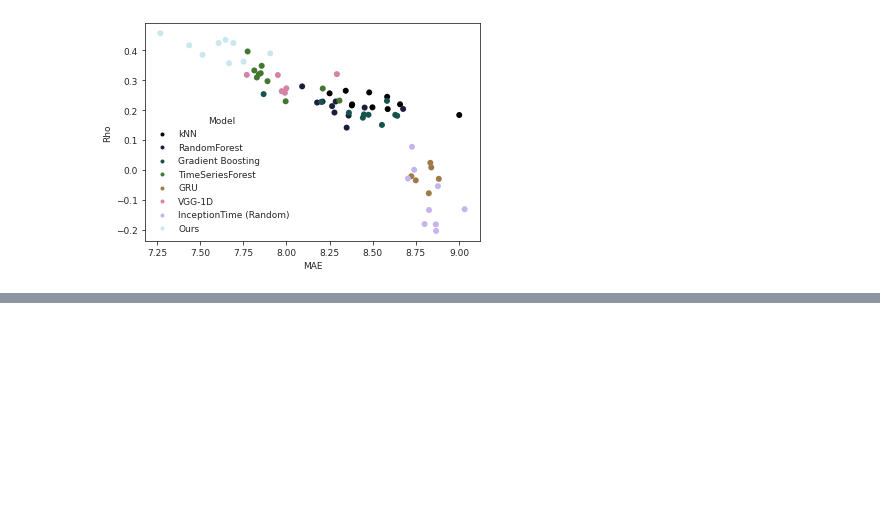
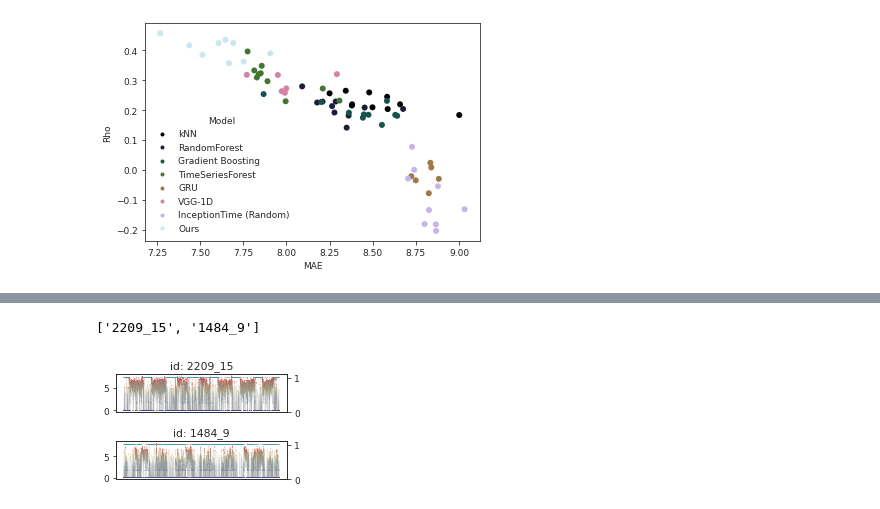
Before and after one commit to nealgravindra/wearables, a Jupyter notebook: notebooks/modelcmp_collect_csvs_v52.ipynb, the cells around one changed output, grey strips where cells are left out. Cells and saved outputs as stored; diff of their text form; code cells hidden in the pictures; blank space fills up the shorter version.

```diff
--- a/notebooks/modelcmp_collect_csvs_v52.ipynb
+++ b/notebooks/modelcmp_collect_csvs_v52.ipynb
@@ -316,0 +320,16 @@ sns.scatterplot(x='MAE', y='Rho', hue='Model', data=results, palette=model_cmap,
+# %%
+pfp = '/home/ngrav/project/wearables/results/'
+mfp = '/home/ngrav/project/wearables/model_zoo'
+
+# load up to date md
+md = pd.read_csv(os.path.join(pfp, 'md_v522_220124.csv'), index_col=0)
+# %%
+bst_trainer = os.path.join(mfp, 'trainer_itv52_InceptionTime_GA5.pkl')
+
+def loadpkl(fp):
+    with open(fp, 'rb') as f:
+        data = pickle.load(f)
+        f.close()
+    return data
+
+trainer = loadpkl(bst_trainer)
@@ -316,0 +350,2 @@ sns.scatterplot(x='MAE', y='Rho', hue='Model', data=results, palette=model_cmap,
+# %%
+activity = trainer.data.data['data']['1446_15']['activity'][:-1].to_numpy()
@@ -316,0 +401,7 @@ sns.scatterplot(x='MAE', y='Rho', hue='Model', data=results, palette=model_cmap,
+# %%
+idxoi = ['2209_15', '1484_9']
+# %%
+viz_pergrp(md, idxoi, trainer, out_file=os.path.join(pfp, 'act_viz_ptb_yn_rand.pdf'))
+# %% [output]
+['2209_15', '1484_9']
+[figure, added]
```
Also changed, not shown: parts of 35 cells of this notebook, 3 other files.
